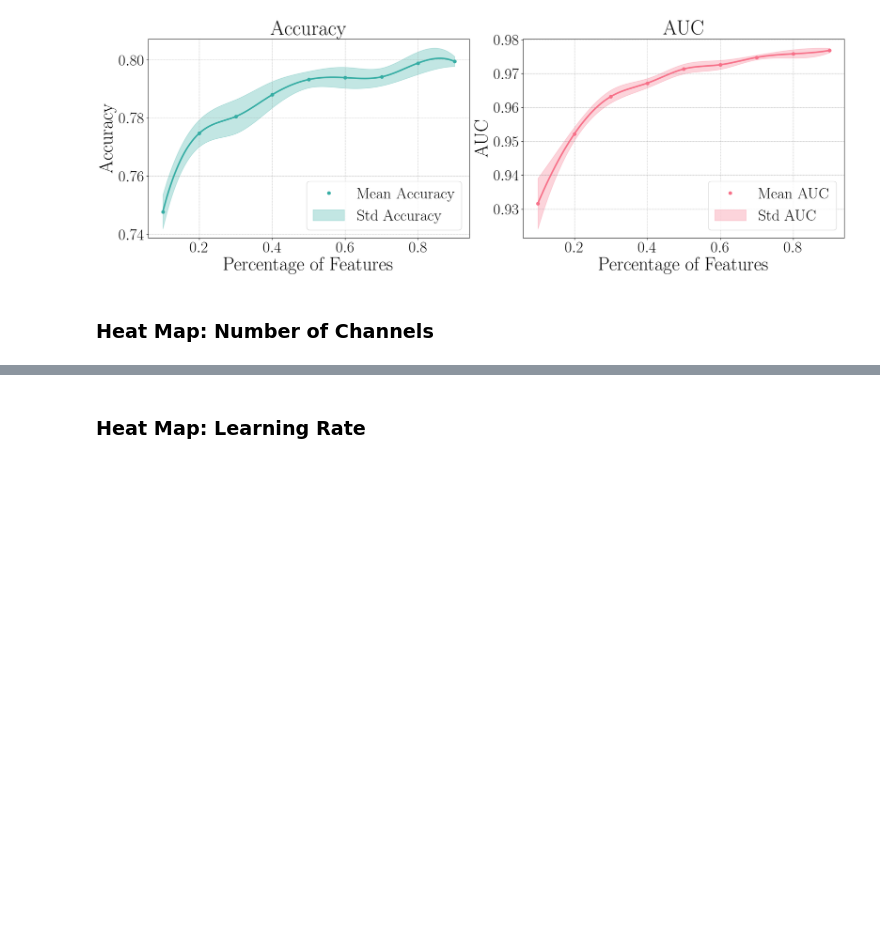
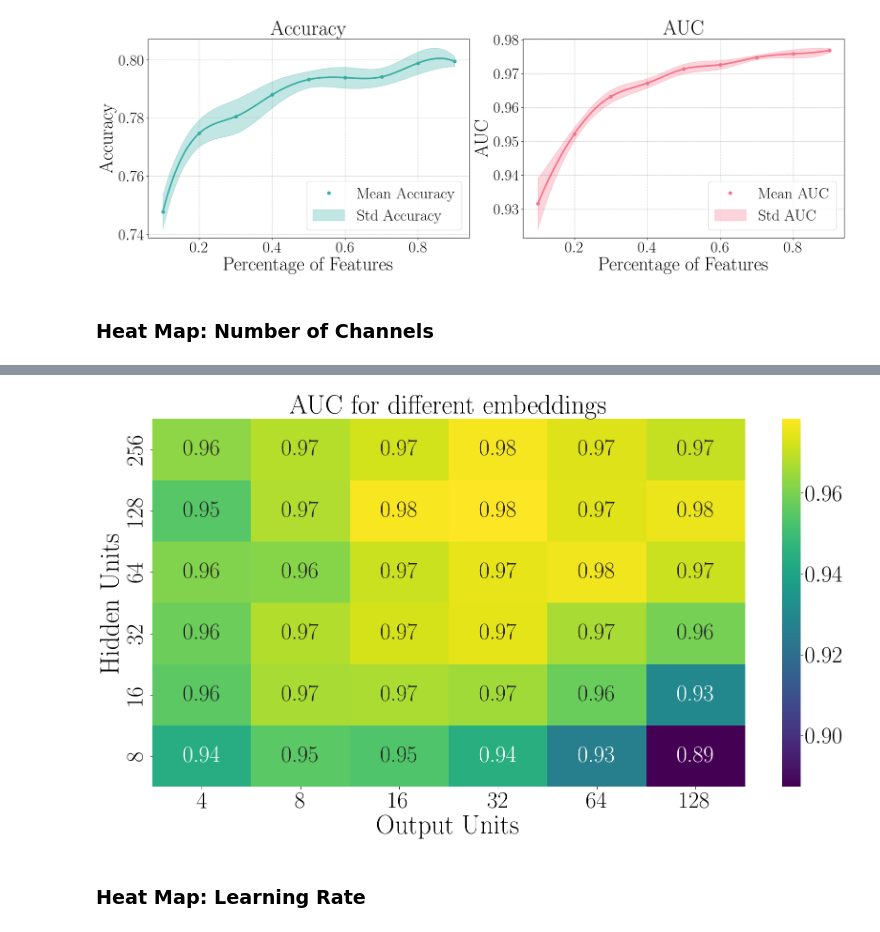
Before and after one commit to paololapo/NetworkReconstruction, a Jupyter notebook: GNN/networkReconstruction.ipynb, the cells around one changed output, grey strips where cells are left out. Cells and saved outputs as stored; diff of their text form; code cells hidden in the pictures; blank space fills up the shorter version.

```diff
--- a/GNN/networkReconstruction.ipynb
+++ b/GNN/networkReconstruction.ipynb
@@ -746,7 +746,7 @@ def count_parameters(model):
     return params
 
 
-def scan_nchannels(dataset, hidden_channels, out_channels, epochs=800, corrupt=False, corrupt_percentage=0.1):
+def scan_nchannels(dataset, hidden_channels, out_channels, epochs=300, corrupt=False, corrupt_percentage=0.1):
     # Get the training, validation and test data
     train_data, val_data, test_data = dataset[0]
 
@@ -794,7 +794,7 @@ def scan_lr(dataset, learning_rate):
     _, _, _, _, _, run_timestamp = trainer.train_model(
         train_data=train_data,
         val_data=val_data,
-        epochs=800,
+        epochs=400,
         early_stopping=True,
         early_stopping_patience=100,
     )
@@ -1546,3 +1577,31 @@ plt.title('AUC for different configurations of Hidden and Output Units')
+# %%
+plt.figure(figsize=(20, 10))
+ax = sns.heatmap(
+    results_matrix,
+    annot=True,
+    xticklabels=output_units,
+    yticklabels=hidden_units,
+    cmap='viridis',
+    annot_kws={"size": 35}  # Font size for cell annotations
+)
+
+# Set x and y tick label font sizes
+ax.tick_params(axis='x', labelsize=35)  # X-axis tick labels font size
+ax.tick_params(axis='y', labelsize=35)  # Y-axis tick labels font size
+ax.invert_yaxis()
+
+# Set x and y axis label font sizes
+plt.xlabel('Output Units', fontsize=40)
+plt.ylabel('Hidden Units', fontsize=40)
+
+# Set title font size
+plt.title('AUC for different embeddings', fontsize=40)
+
+# Adjust color bar tick label font size
+colorbar = ax.collections[0].colorbar
+colorbar.ax.tick_params(labelsize=35)
+# %% [output]
+[figure, added]
 # %% [markdown]
 ### Heat Map: Learning Rate
 # %%
```
Also changed, not shown: parts of 9 cells of this notebook.
